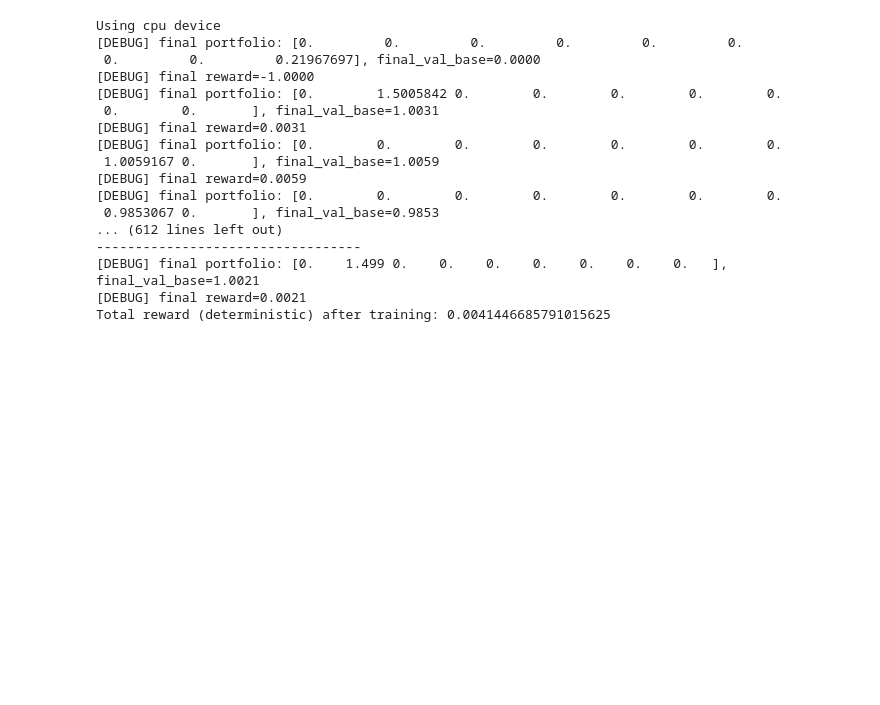
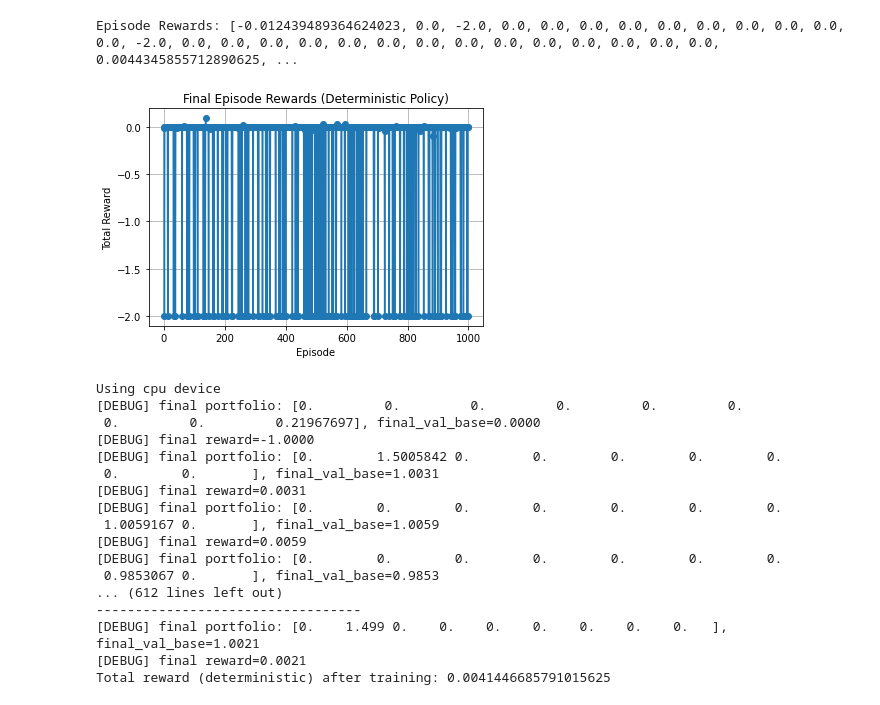
Before and after one commit to benjaminzaidel/RL-book, a Jupyter notebook: project/algopt1 copy.ipynb, the cells around one changed output. Cells and saved outputs as stored; diff of their text form; code cells hidden in the pictures; blank space fills up the shorter version.

```diff
--- a/project/algopt1 copy.ipynb
+++ b/project/algopt1 copy.ipynb
@@ -341,3 +341,18 @@ Episode Rewards: [0.0, 0.0, 0.0, 0.0, 0.0, 0.0, 0.0, 0.0, 0.0, 0.013894081115722
+# %%
+episode_rewards = evaluate_agent(env, model, n_episodes=1000)
+print("Episode Rewards:", episode_rewards)
+
+# Plot them
+plt.figure()
+plt.plot(episode_rewards, marker='o')
+plt.title("Final Episode Rewards (Deterministic Policy)")
+plt.xlabel("Episode")
+plt.ylabel("Total Reward")
+plt.grid(True)
+plt.show()
+# %% [output]
+Episode Rewards: [-0.012439489364624023, 0.0, -2.0, 0.0, 0.0, 0.0, 0.0, 0.0, 0.0, 0.0, 0.0, 0.0, 0.0, -2.0, 0.0, 0.0, 0.0, 0.0, 0.0, 0.0, 0.0, 0.0, 0.0, 0.0, 0.0, 0.0, 0.0, 0.0, 0.0044345855712890625, ...
+[figure, added]
 # %%
 import pandas as pd
 import numpy as np
```
Also changed, not shown: parts of 1 cell of this notebook.
